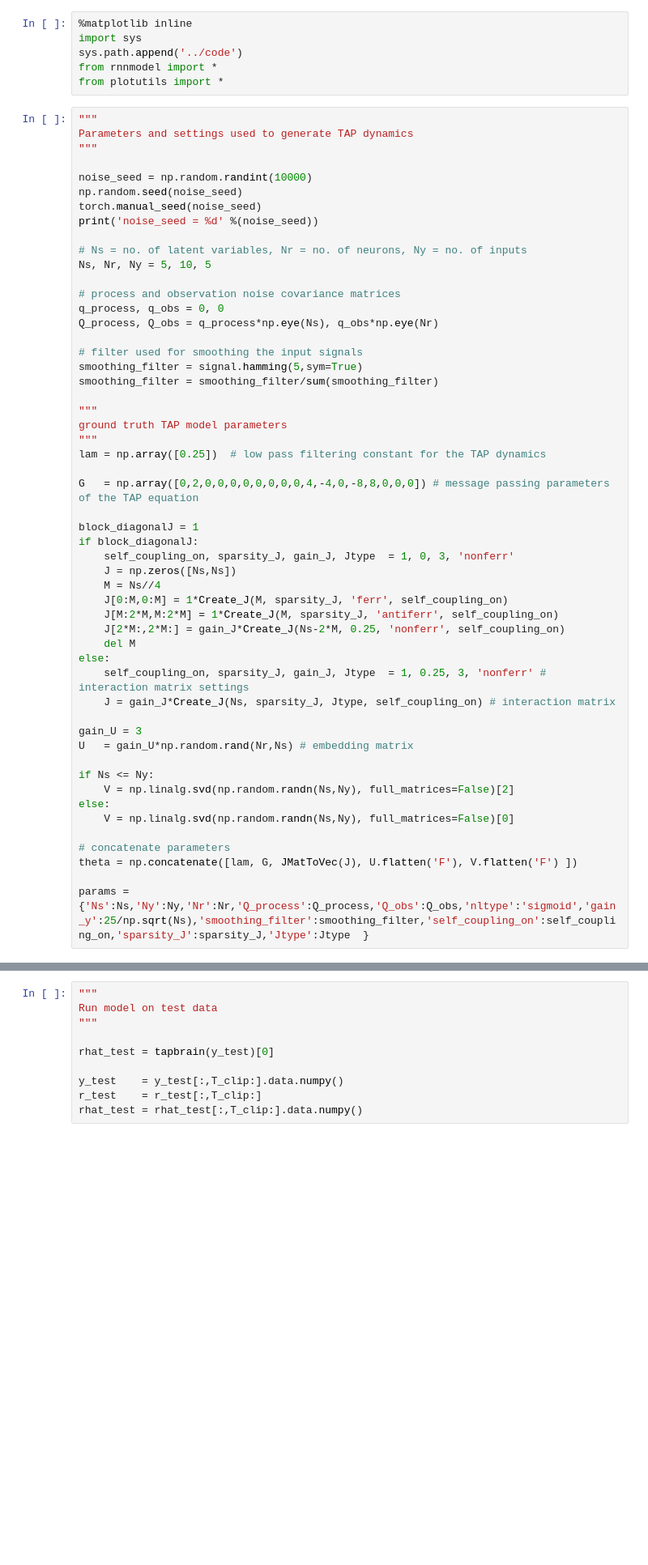
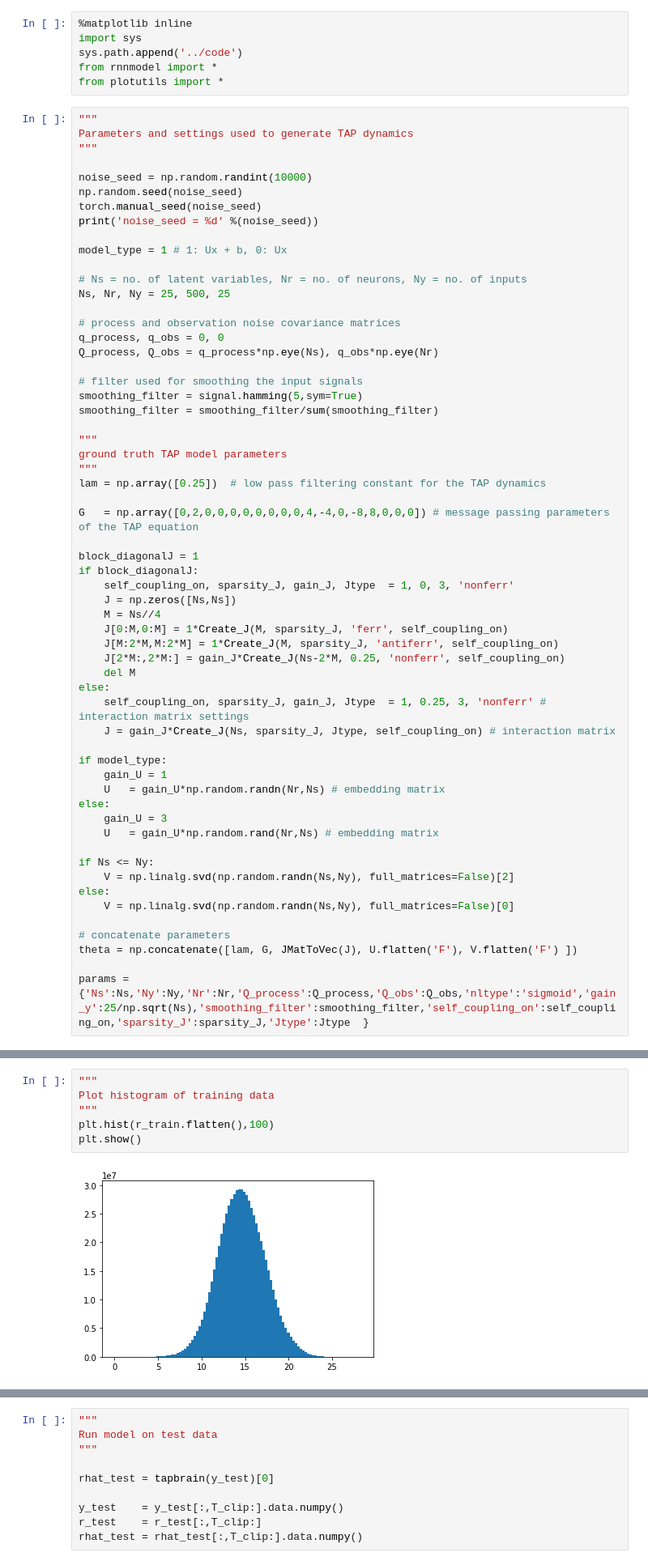
Before and after one commit to XaqLab/InferringInference, a Jupyter notebook: notebooks/TrainTAPbrain.ipynb, the cells around one changed output, grey strips where cells are left out. Shown at 81% size. Saved outputs shown, nothing was run; the diff lists cells and outputs as text; blank space fills up the shorter version.

```diff
--- a/notebooks/TrainTAPbrain.ipynb
+++ b/notebooks/TrainTAPbrain.ipynb
@@ -14,8 +14,10 @@ np.random.seed(noise_seed)
 torch.manual_seed(noise_seed)
 print('noise_seed = %d' %(noise_seed))
 
+model_type = 1 # 1: Ux + b, 0: Ux
+
 # Ns = no. of latent variables, Nr = no. of neurons, Ny = no. of inputs
-Ns, Nr, Ny = 5, 10, 5
+Ns, Nr, Ny = 25, 500, 25
 
 # process and observation noise covariance matrices
 q_process, q_obs = 0, 0
@@ -45,8 +47,12 @@ else:
     self_coupling_on, sparsity_J, gain_J, Jtype  = 1, 0.25, 3, 'nonferr' # interaction matrix settings
     J = gain_J*Create_J(Ns, sparsity_J, Jtype, self_coupling_on) # interaction matrix
 
-gain_U = 3
-U   = gain_U*np.random.rand(Nr,Ns) # embedding matrix
+if model_type:
+    gain_U = 1
+    U   = gain_U*np.random.randn(Nr,Ns) # embedding matrix
+else:
+    gain_U = 3
+    U   = gain_U*np.random.rand(Nr,Ns) # embedding matrix
 
 if Ns <= Ny:
     V = np.linalg.svd(np.random.randn(Ns,Ny), full_matrices=False)[2]
@@ -76,3 +91,11 @@ y_val, _, r_val = generate_TAPdynamics(theta, params, B_val, T+T_clip, T_low, T_
+# %%
+"""
+Plot histogram of training data
+"""
+plt.hist(r_train.flatten(),100)
+plt.show()
+# %% [output]
+[figure, added]
 # %%
 """
 Convert ground truth dynamics data to torch tensors
```
Also changed, not shown: parts of 16 cells of this notebook, 5 other files.
